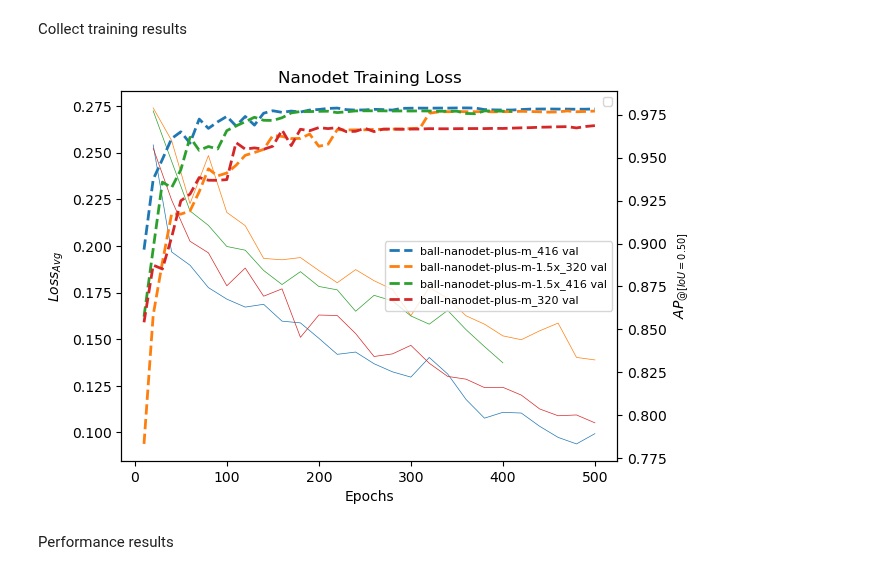
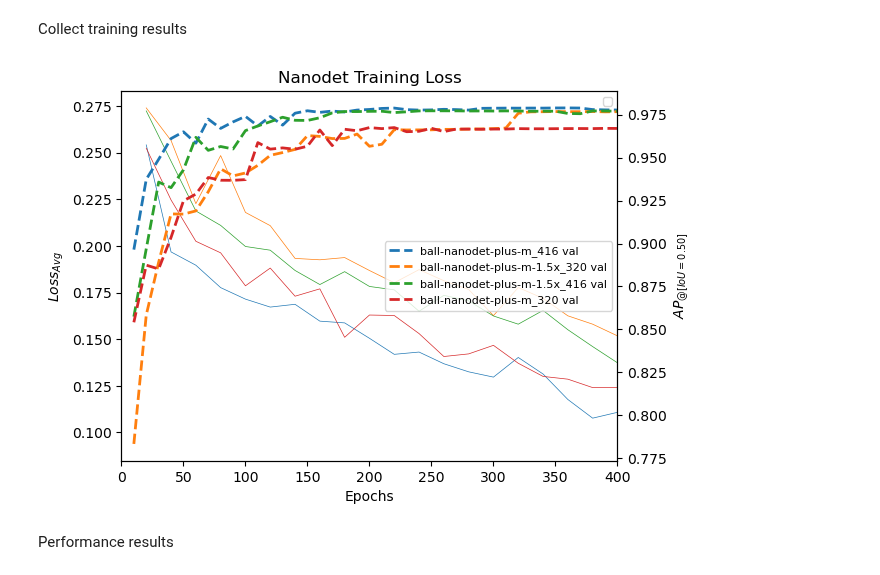
Before and after one commit to 262882/msc_detector_evaluation, a Jupyter notebook: notebook/nanodet_tune.ipynb, the cells around one changed output. Cells and saved outputs as stored; diff of their text form; code cells hidden in the pictures.

Commit message:
Plot first 400 epochs

```diff
--- a/notebook/nanodet_tune.ipynb
+++ b/notebook/nanodet_tune.ipynb
@@ -23,25 +23,26 @@ for path in logs:
 # %%
 colors = plt.rcParams["axes.prop_cycle"].by_key()["color"]
 fig, ax1 = plt.subplots()
 plt.title("Nanodet Training Loss")
 ax2 = ax1.twinx()
 
 leg_list_train = []
 leg_list_val = []
 for i, train_score in enumerate(train_scores):
     ax1.plot(train_score[0], train_score[1], linestyle='-', color=colors[i], linewidth=0.5)
     #leg_list_train.append(names[i] + " train")
     ax2.plot(train_score[2], train_score[3], linestyle='--', color=colors[i], linewidth=2)
     leg_list_val.append(names[i] + " val")
 
 ax1.legend(leg_list_train, loc="upper right", fontsize="8", ncol=1)
 ax1.set_xlabel("Epochs")
+ax1.set_xlim([0,400])
 ax1.set_ylabel("$" + "Loss_{Avg}" + "$")
 ax2.legend(leg_list_val, loc="center right", fontsize="8", ncol=1)
 ax2.set_ylabel('$' + 'AP_{@[IoU=0.50]}' + '$')
 plt.show()
 # %% [output]
-[figure, old version]
+[figure, new version]
 # %% [markdown]
 Performance results
 # %%
```
